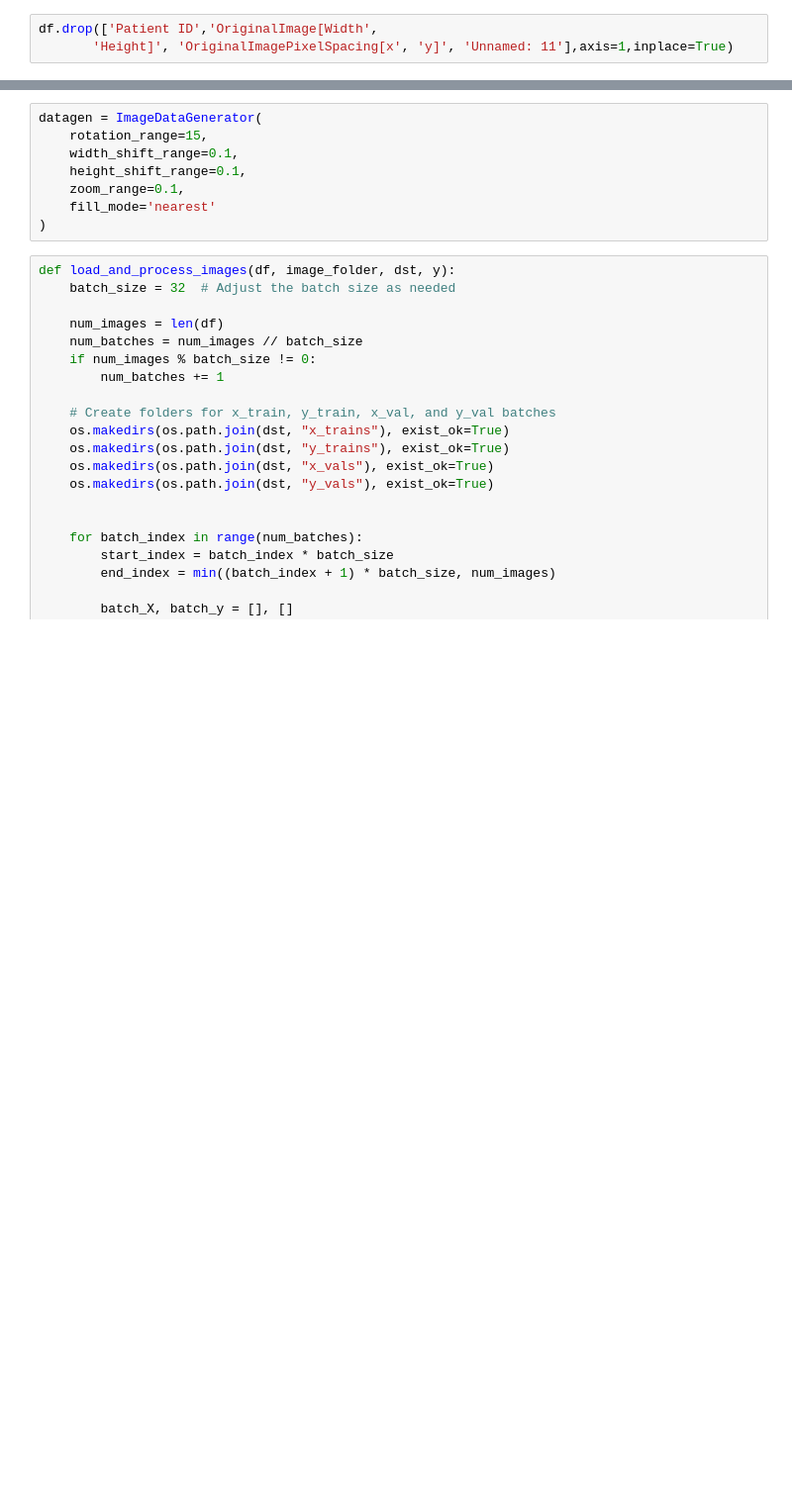
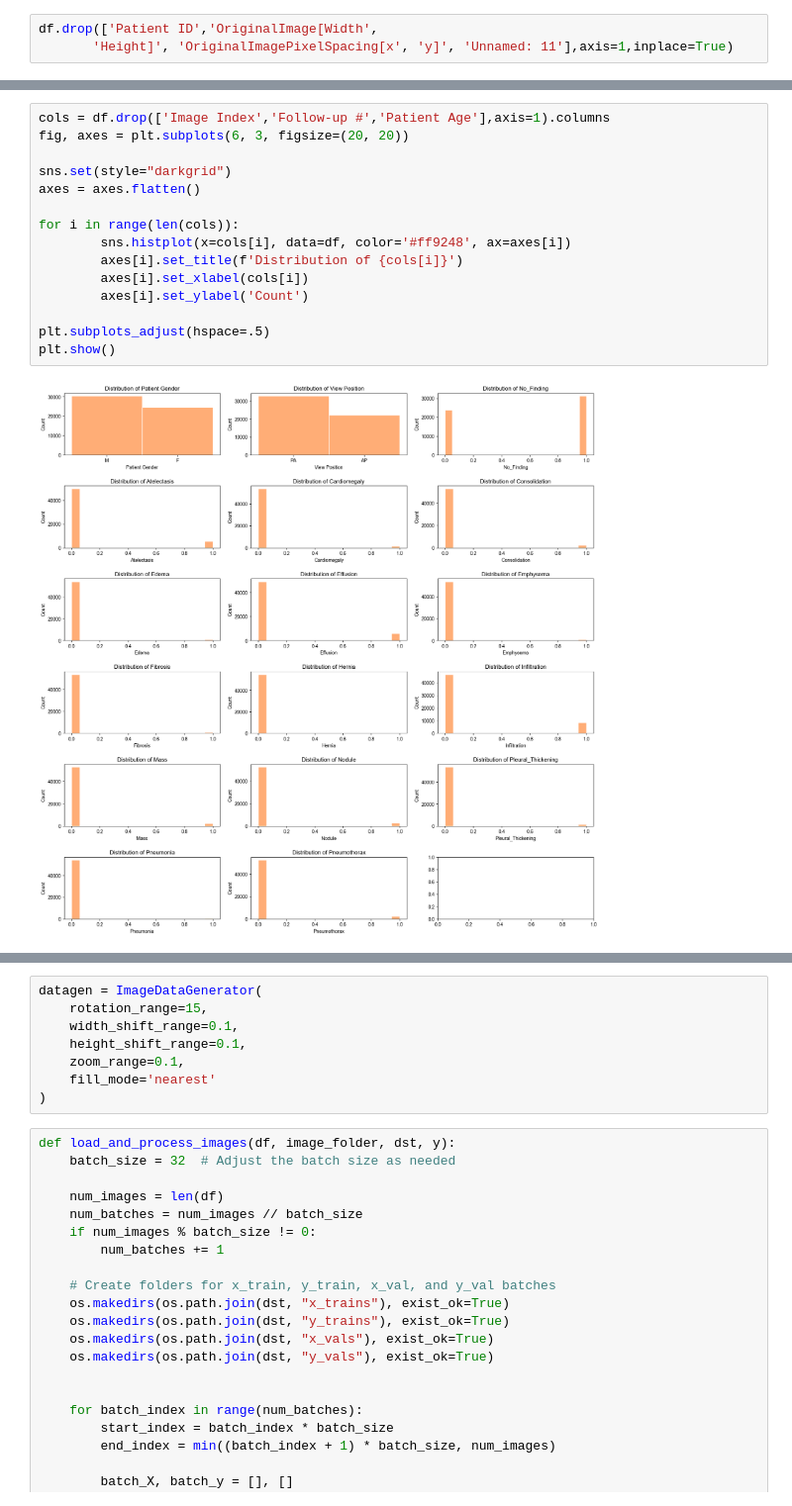
Before and after one commit to qkestacion07/CPE313, a Jupyter notebook: X_ray/train.ipynb, the cells around one changed output, grey strips where cells are left out. Shown at 99% size. Cells and saved outputs as stored; diff of their text form; blank space fills up the shorter version.

```diff
--- a/X_ray/train.ipynb
+++ b/X_ray/train.ipynb
@@ -96,2 +202,19 @@ df.info()
+# %%
+cols = df.drop(['Image Index','Follow-up #','Patient Age'],axis=1).columns
+fig, axes = plt.subplots(6, 3, figsize=(20, 20))
+
+sns.set(style="darkgrid")
+axes = axes.flatten()
+
+for i in range(len(cols)):
+        sns.histplot(x=cols[i], data=df, color='#ff9248', ax=axes[i])
+        axes[i].set_title(f'Distribution of {cols[i]}')
+        axes[i].set_xlabel(cols[i])
+        axes[i].set_ylabel('Count')
+
+plt.subplots_adjust(hspace=.5)
+plt.show()
+# %% [output]
+[figure, added]
 # %%
 df['Patient Gender'].replace({'M': 1, 'F': 0}, inplace=True)
```
Also changed, not shown: parts of 50 cells of this notebook, 2 other files.
